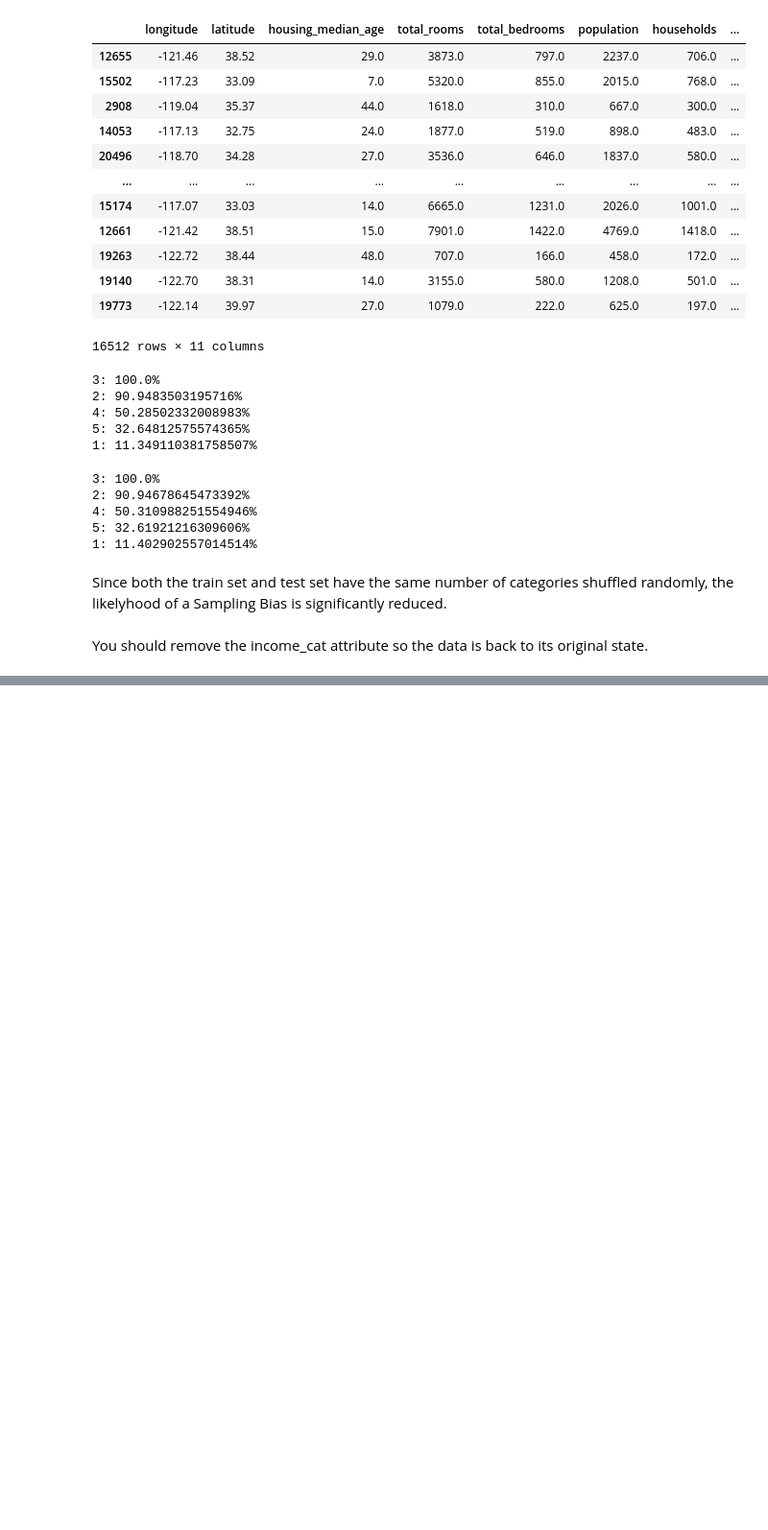
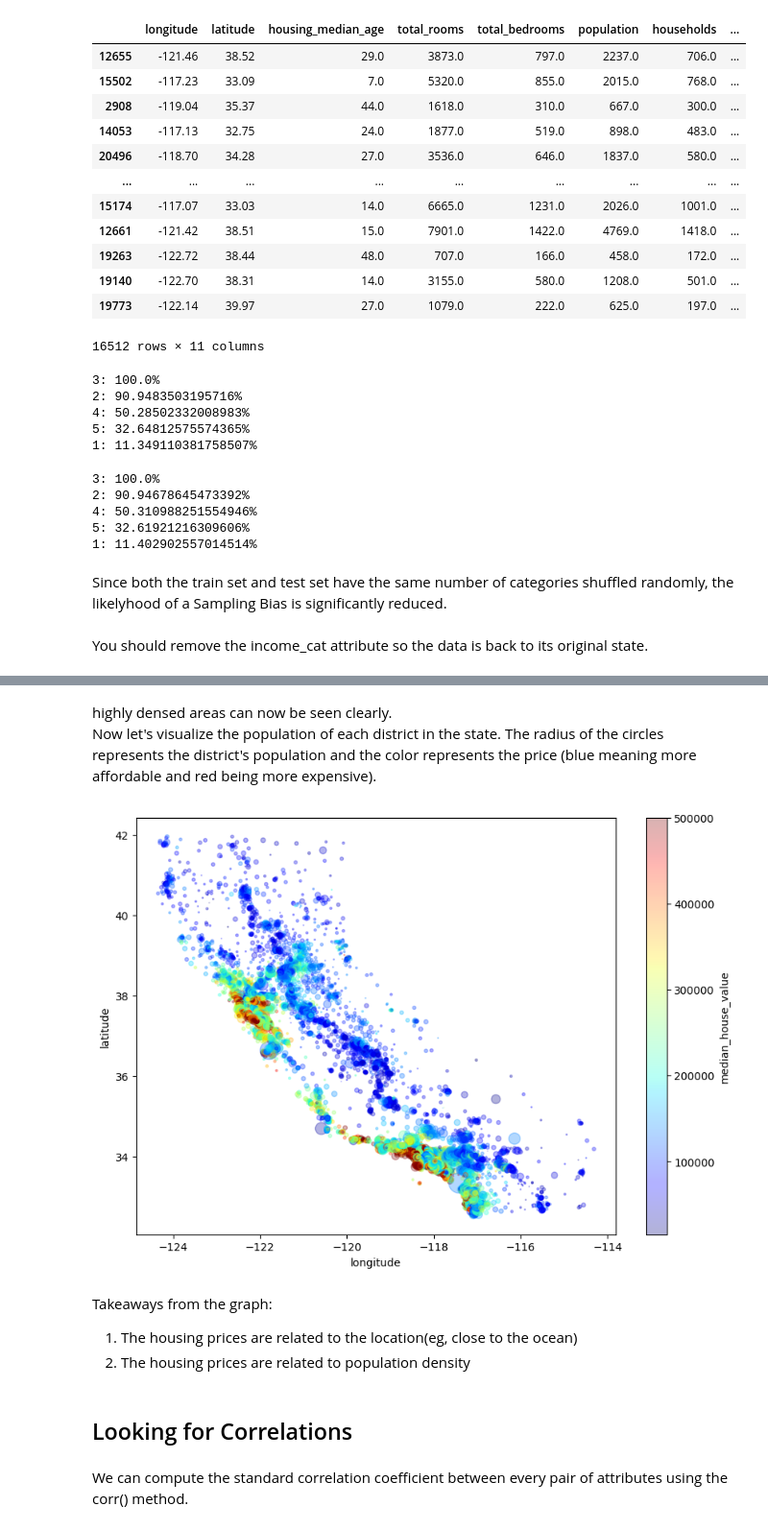
Before and after one commit to anand-murthy-r/MachineLearning101, a Jupyter notebook: learn.ipynb, the cells around one changed output, grey strips where cells are left out. Shown at 96% size. Cells and saved outputs as stored; diff of their text form; code cells hidden in the pictures; blank space fills up the shorter version.

```diff
--- a/learn.ipynb
+++ b/learn.ipynb
@@ -335,0 +355,26 @@ for set_ in (strat_train_set, strat_test_set):
+# %% [markdown]
+highly densed areas can now be seen clearly.<br>
+Now let's visualize the population of each district in the state. The radius of the circles represents the district's population and the color represents the price (blue meaning more affordable and red being more expensive).
+# %%
+housing.plot(
+    kind="scatter",
+    alpha=0.3,
+    x="longitude",
+    y="latitude",
+    s=housing["population"]/100,
+    c="median_house_value",
+    cmap=plt.get_cmap("jet"),
+    colorbar=True,
+    figsize=(10,7)
+)
+plt.show()
+# %% [output]
+[figure, added]
+# %% [markdown]
+Takeaways from the graph:<br>
+1. The housing prices are related to the location(eg, close to the ocean)
+2. The housing prices are related to population density
+# %% [markdown]
+## Looking for Correlations
+# %% [markdown]
+We can compute the standard correlation coefficient between every pair of attributes using the corr() method.
```
Also changed, not shown: parts of 30 cells of this notebook, 1 other file.
